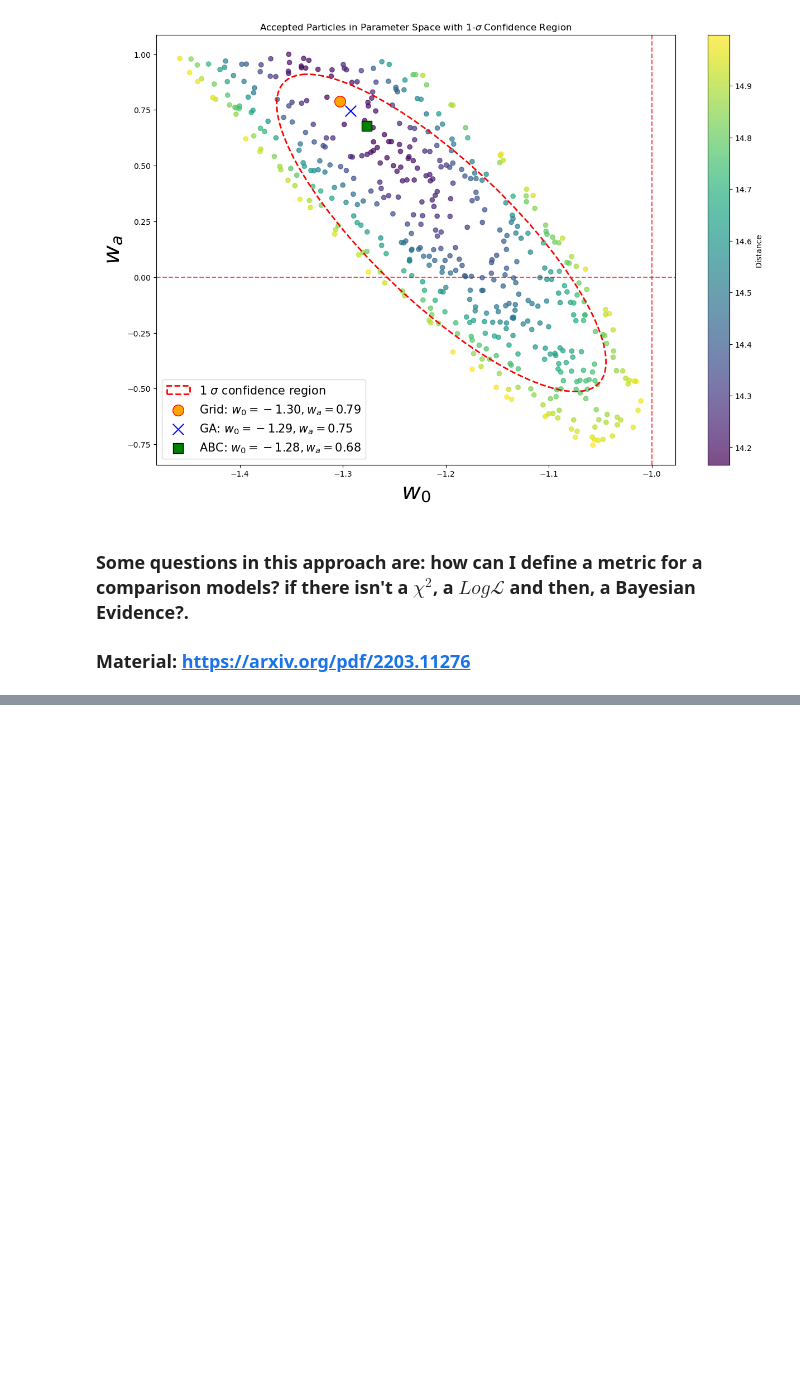
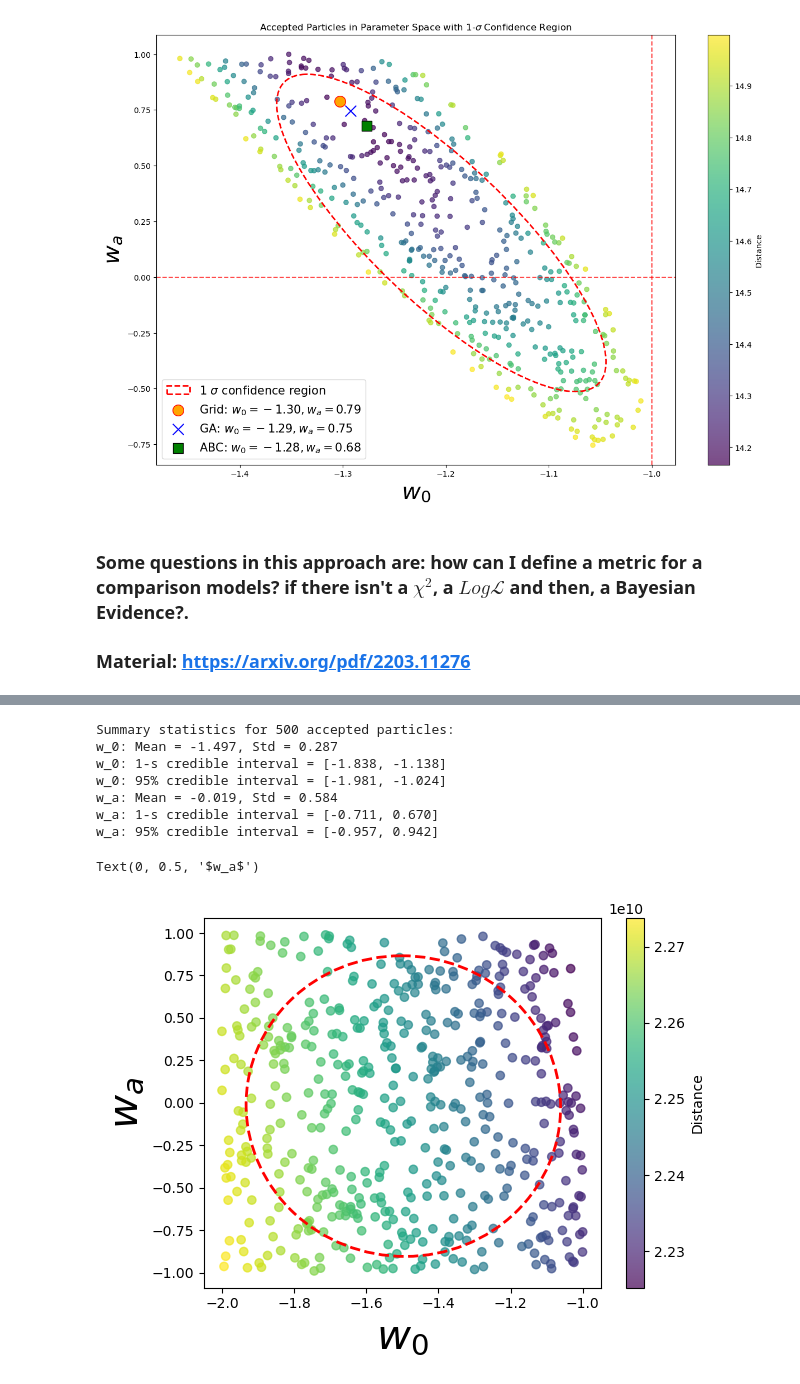
Before and after one commit to mazapataa/sbi-basic, a Jupyter notebook: tutorial_1.ipynb, the cells around one changed output, grey strips where cells are left out. Saved outputs shown, nothing was run; the diff lists cells and outputs as text; code cells hidden in the pictures; blank space fills up the shorter version.

```diff
--- a/tutorial_1.ipynb
+++ b/tutorial_1.ipynb
@@ -626,0 +859,6 @@ Correlation between $w_0$ and $w_a$: -0.814
+# %%
+epsilon1 = 100000000000
+n_accepted = 500
+accepted_w0, accepted_wa, accepted_d, total_simulations, all_distances = rejection_sim_sn_cpl(
+    prior_w0, prior_wa,mu_sim ,distance_sn,mu_obs,cov_inv,
+    epsilon1, n_accepted)
@@ -626,0 +879,43 @@ Correlation between $w_0$ and $w_a$: -0.814
+# %%
+scatter = plt.scatter(accepted_w0, accepted_wa, c=accepted_d, cmap='viridis', alpha=0.7)
+plt.colorbar(scatter, label='Distance')
+
+
+mean_w0, mean_wa = np.mean(accepted_w0), np.mean(accepted_wa)
+cov = np.cov(accepted_w0, accepted_wa)
+
+# Plot 1 sigma confidence ellipse (68.27% confidence region)
+from matplotlib.patches import Ellipse
+from scipy.stats import chi2
+
+# Calculate ellipse parameters
+lambda_, v = np.linalg.eig(cov)
+lambda_ = np.sqrt(lambda_)
+ellipse_radius = np.sqrt(chi2.ppf(0.6827, 2))  # For 1 sig in 2D
+ellipse = Ellipse(xy=(mean_w0, mean_wa),
+                 width=lambda_[0]*2*ellipse_radius,
+                 height=lambda_[1]*2*ellipse_radius,
+                 angle=np.degrees(np.arctan2(v[1, 0], v[0, 0])),
+                 fill=False, edgecolor='red', linewidth=2, linestyle='--',
+                 label='1 $\sigma$ confidence region')
+
+plt.gca().add_patch(ellipse)
+print(f"\nSummary statistics for {n_accepted} accepted particles:")
+print(f"w_0: Mean = {np.mean(accepted_w0):.3f}, Std = {np.std(accepted_w0):.3f}")
+print(f"w_0: 1-s credible interval = [{np.percentile(accepted_w0, 15.865):.3f}, {np.percentile(accepted_w0, 84.135):.3f}]")
+print(f"w_0: 95% credible interval = [{np.percentile(accepted_w0, 2.5):.3f}, {np.percentile(accepted_w0, 97.5):.3f}]")
+print(f"w_a: Mean = {np.mean(accepted_wa):.3f}, Std = {np.std(accepted_wa):.3f}")
+print(f"w_a: 1-s credible interval = [{np.percentile(accepted_wa, 15.865):.3f}, {np.percentile(accepted_wa, 84.135):.3f}]")
+print(f"w_a: 95% credible interval = [{np.percentile(accepted_wa, 2.5):.3f}, {np.percentile(accepted_wa, 97.5):.3f}]")
+plt.xlabel('$w_0$',fontsize=30)
+plt.ylabel('$w_a$',fontsize=30)
+# %% [output]
+Summary statistics for 500 accepted particles:
+w_0: Mean = -1.497, Std = 0.287
+w_0: 1-s credible interval = [-1.838, -1.138]
+w_0: 95% credible interval = [-1.981, -1.024]
+w_a: Mean = -0.019, Std = 0.584
+w_a: 1-s credible interval = [-0.711, 0.670]
+w_a: 95% credible interval = [-0.957, 0.942]
+Text(0, 0.5, '$w_a$')
+[figure, added]
```
Also changed, not shown: parts of 9 cells of this notebook, 2 other files.
